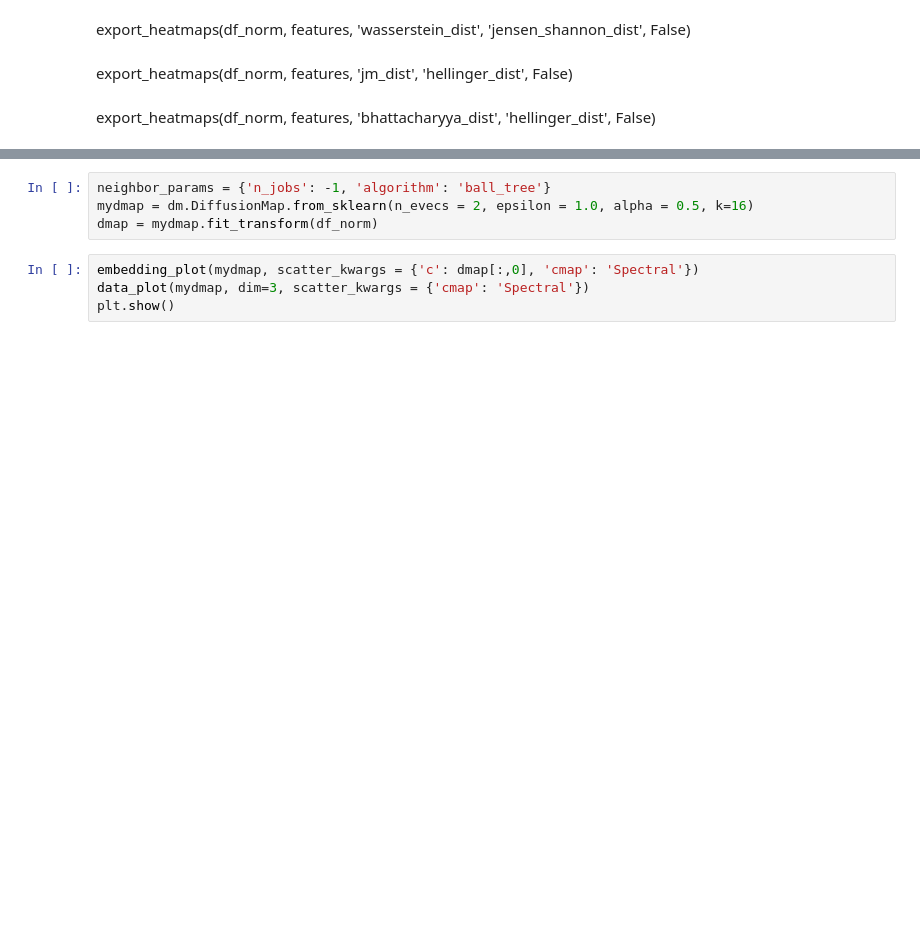
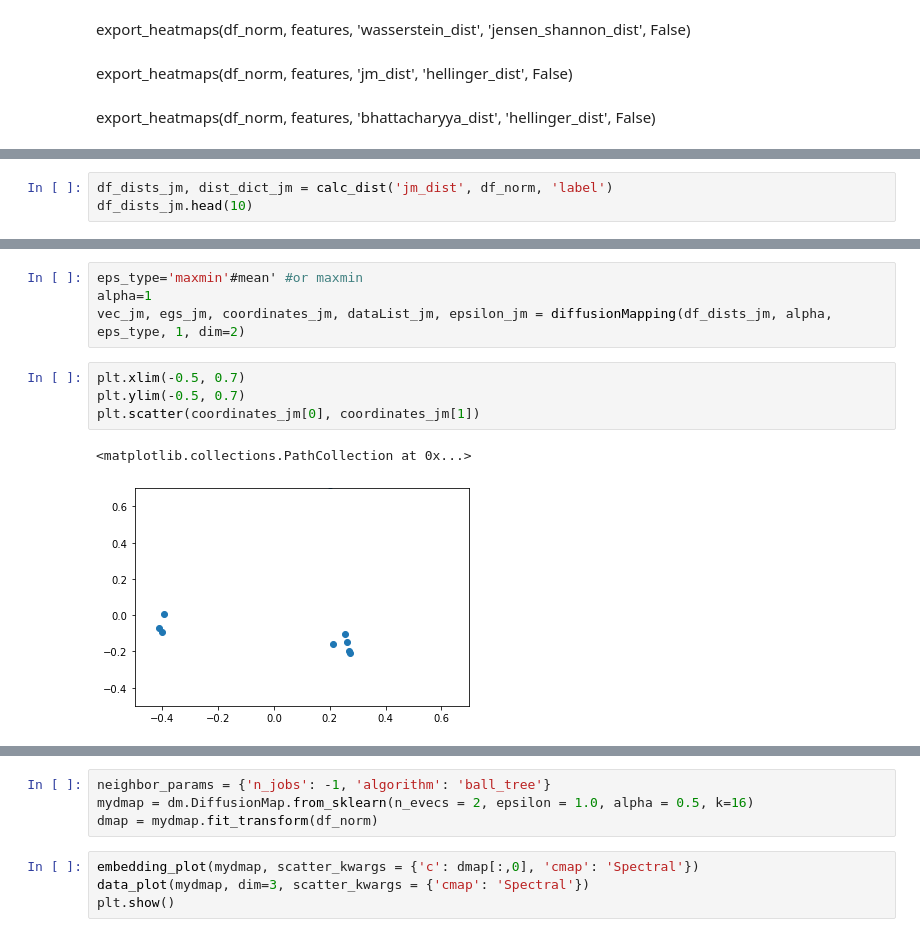
Before and after one commit to Omer-Hedvat/Thesis-TauTransformer, a Jupyter notebook: Omer's notebook.ipynb, the cells around one changed output, grey strips where cells are left out. Drawn from its saved outputs; the diff is of its cells as text; blank space fills up the shorter version.

```diff
--- a/Omer's notebook.ipynb
+++ b/Omer's notebook.ipynb
@@ -220,0 +278,3 @@ mydmap = diffusion_map.DiffusionMap.from_sklearn(n_evecs = 1, epsilon = 1.0, alp
+# %%
+df_dists_jm, dist_dict_jm = calc_dist('jm_dist', df_norm, 'label')
+df_dists_jm.head(10)
@@ -220,0 +292,11 @@ mydmap = diffusion_map.DiffusionMap.from_sklearn(n_evecs = 1, epsilon = 1.0, alp
+# %%
+eps_type='maxmin'#mean' #or maxmin
+alpha=1
+vec_jm, egs_jm, coordinates_jm, dataList_jm, epsilon_jm = diffusionMapping(df_dists_jm, alpha, eps_type, 1, dim=2)
+# %%
+plt.xlim(-0.5, 0.7)
+plt.ylim(-0.5, 0.7)
+plt.scatter(coordinates_jm[0], coordinates_jm[1])
+# %% [output]
+<matplotlib.collections.PathCollection at 0x...>
+[figure, added]
```
Also changed, not shown: parts of 14 cells of this notebook, 1 other file.
